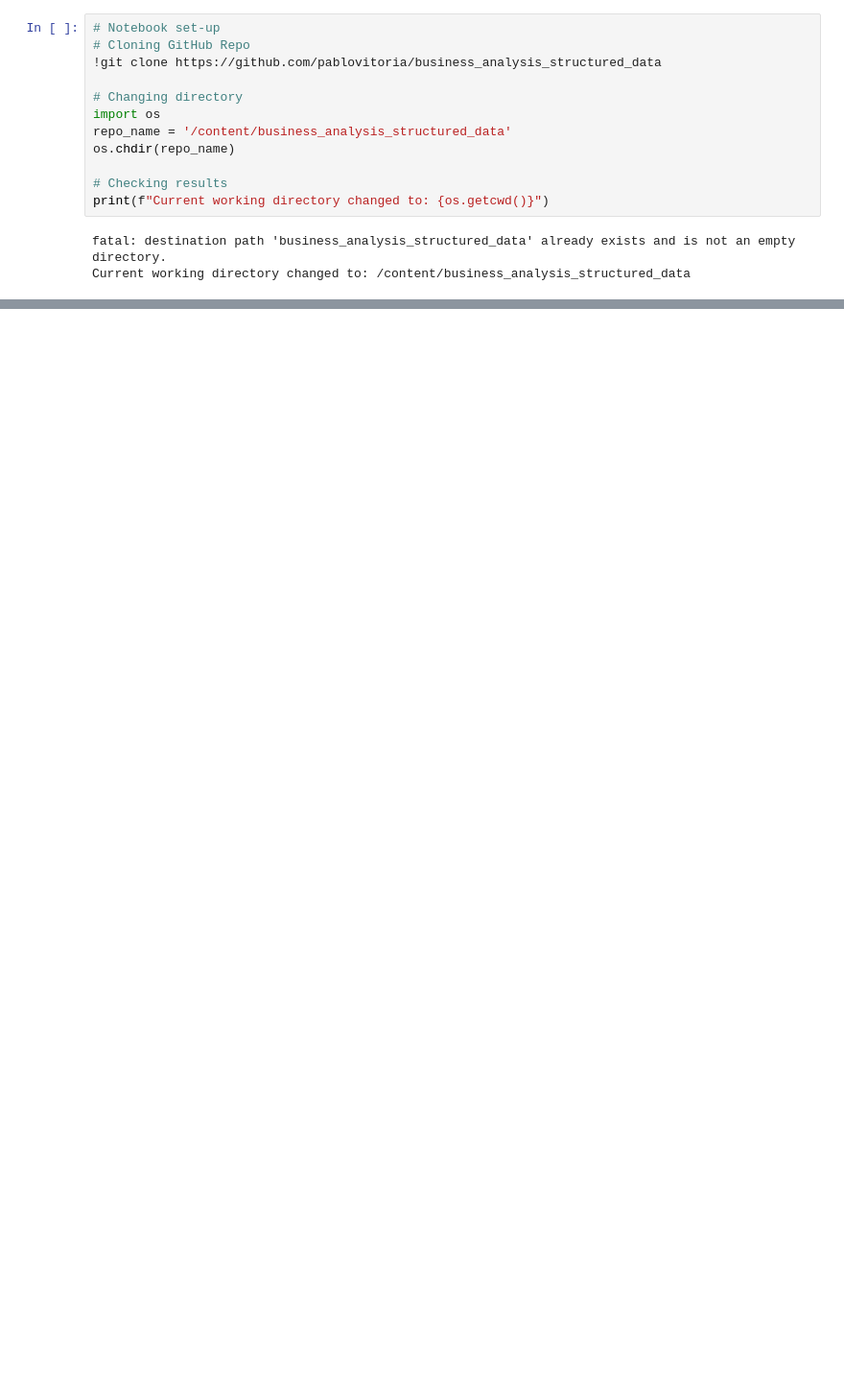
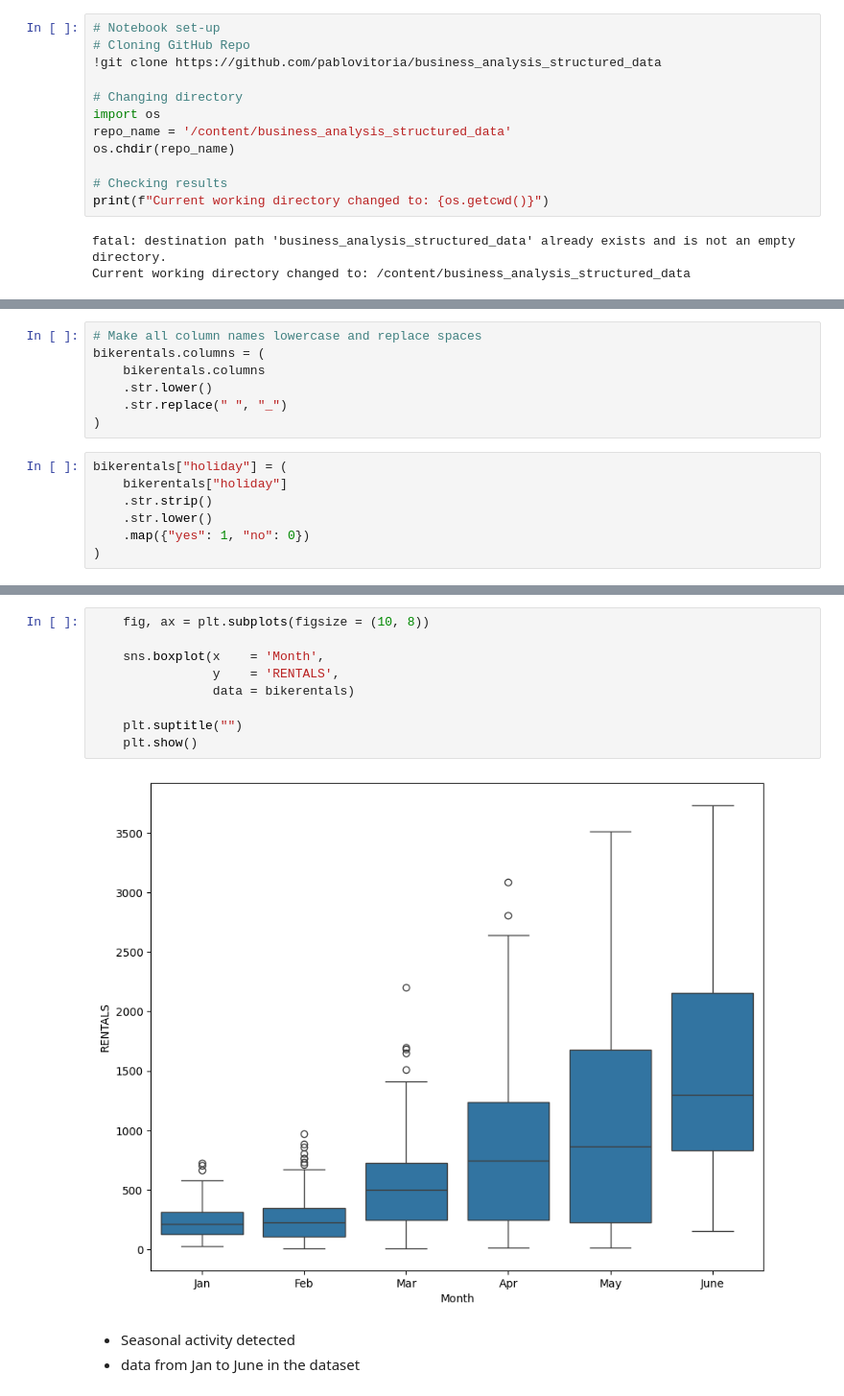
Before and after one commit to pablovitoria/business_analysis_structured_data, a Jupyter notebook: scripts/A1: Modeling Case Study - Bike Rentals in Chicago.ipynb, the cells around one changed output, grey strips where cells are left out. Shown: that part at 96% size. Cells and saved outputs as stored; diff of their text form; blank space fills up the shorter version.

```diff
--- a/scripts/A1: Modeling Case Study - Bike Rentals in Chicago.ipynb
+++ b/scripts/A1: Modeling Case Study - Bike Rentals in Chicago.ipynb
@@ -45,0 +48,14 @@ bikerentals.head(n=5)
+# %%
+# Make all column names lowercase and replace spaces
+bikerentals.columns = (
+    bikerentals.columns
+    .str.lower()
+    .str.replace(" ", "_")
+)
+# %%
+bikerentals["holiday"] = (
+    bikerentals["holiday"]
+    .str.strip()
+    .str.lower()
+    .map({"yes": 1, "no": 0})
+)
@@ -45,0 +111,14 @@ bikerentals.head(n=5)
+# %%
+    fig, ax = plt.subplots(figsize = (10, 8))
+
+    sns.boxplot(x    = 'Month',
+                y    = 'RENTALS',
+                data = bikerentals)
+
+    plt.suptitle("")
+    plt.show()
+# %% [output]
+[figure, added]
+# %% [markdown]
+- Seasonal activity detected
+- data from Jan to June in the dataset
```
Also changed, not shown: parts of 4 cells of this notebook.
